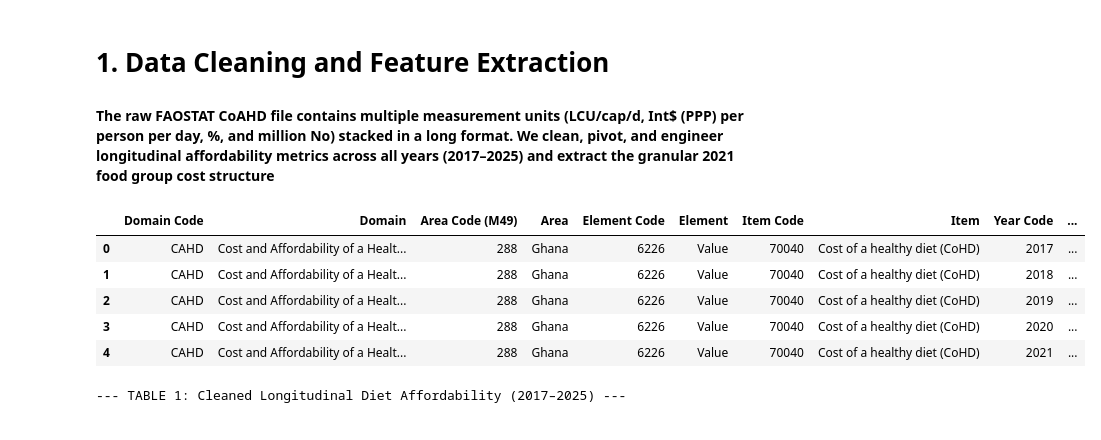
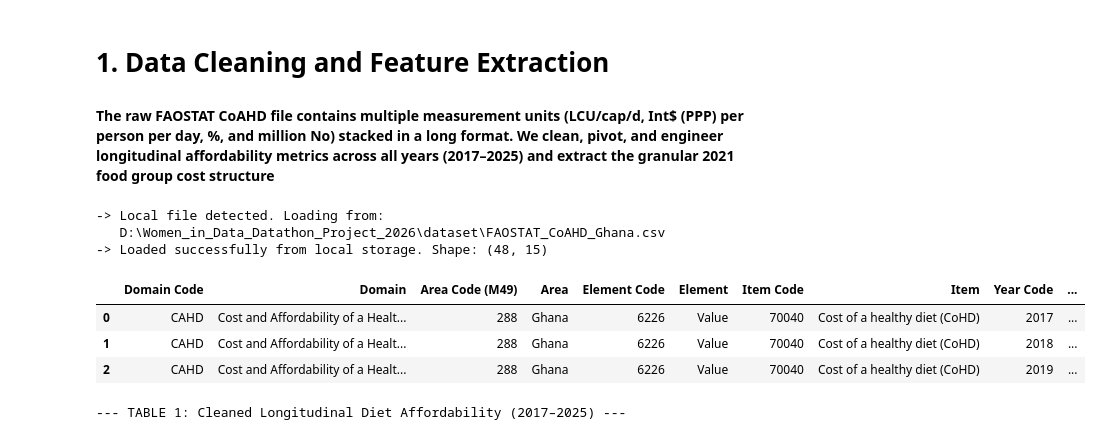
Before and after one commit to Nowshin1077/Women_in_Data_Datathon_Project_2026, a Jupyter notebook: notebooks/nowshin_eda/Nowshin_CoAHD_Ghana.ipynb, the cells around one changed output. Cells and saved outputs as stored; diff of their text form; code cells hidden in the pictures.

```diff
--- a/notebooks/nowshin_eda/Nowshin_CoAHD_Ghana.ipynb
+++ b/notebooks/nowshin_eda/Nowshin_CoAHD_Ghana.ipynb
@@ -15,16 +16,59 @@ FIGURES_DIR = "figures"
 os.makedirs(FIGURES_DIR, exist_ok=True)
 # %%
 # 2. Load Raw CoAHD Dataset
-df_raw = pd.read_csv(r"D:\Plateful_of_Data_Datathon26\Women_in_Data_Datathon_Project_2026\dataset\FAOSTAT_CoAHD_Ghana.csv")
 
-df_raw.head()
+# Define your exact local path and GitHub raw URL
+LOCAL_FB_PATH = (
+    r"D:\Women_in_Data_Datathon_Project_2026\dataset\FAOSTAT_CoAHD_Ghana.csv"
+)
+GITHUB_FB_URL = "https://raw.githubusercontent.com/Nowshin1077/Women_in_Data_Datathon_Project_2026/refs/heads/main/dataset/FAOSTAT_CoAHD_Ghana.csv"
+
+
+def load_food_balances_dataset(
+    local_path: str = LOCAL_FB_PATH, github_url: str = GITHUB_FB_URL
+) -> pd.DataFrame:
+  """Loads the FAOSTAT_CoAHD_Ghana dataset from the local drive if present;
+
+  otherwise streams it directly from GitHub.
+  """
+  # 1. Check local filesystem first
+  if os.path.isfile(local_path):
+    print(f"-> Local file detected. Loading from:\n   {local_path}")
+    df = pd.read_csv(local_path)
+    print(f"-> Loaded successfully from local storage. Shape: {df.shape}")
+    return df
+
+  # 2. Fall back to GitHub raw URL
+  print(
+      f"-> Local file not found at '{local_path}'.\n   Fetching directly from"
+      f" GitHub:\n   {github_url}"
+  )
+  try:
+    df = pd.read_csv(github_url)
+    print(f"-> Loaded successfully from GitHub repository. Shape: {df.shape}")
+    return df
+  except Exception as err:
+    raise FileNotFoundError(
+        f"Failed to load dataset from both local drive and GitHub.\n"
+        f"Local Path checked: {local_path}\n"
+        f"GitHub URL checked: {github_url}\n"
+        f"Error details: {err}"
+    )
+
+
+# Execute the loader
+df_fb = load_food_balances_dataset()
+
+# Quick verification preview
+display(df_fb.head(3))
 # %% [output]
+-> Local file detected. Loading from:
+   D:\Women_in_Data_Datathon_Project_2026\dataset\FAOSTAT_CoAHD_Ghana.csv
+-> Loaded successfully from local storage. Shape: (48, 15)
 |  | Domain Code | Domain | Area Code (M49) | Area | Element Code | Element | Item Code | Item | Year Code | ... |
 | 0 | CAHD | Cost and Affordability of a Healt... | 288 | Ghana | 6226 | Value | 70040 | Cost of a healthy diet (CoHD) | 2017 | ... |
 | 1 | CAHD | Cost and Affordability of a Healt... | 288 | Ghana | 6226 | Value | 70040 | Cost of a healthy diet (CoHD) | 2018 | ... |
 | 2 | CAHD | Cost and Affordability of a Healt... | 288 | Ghana | 6226 | Value | 70040 | Cost of a healthy diet (CoHD) | 2019 | ... |
-| 3 | CAHD | Cost and Affordability of a Healt... | 288 | Ghana | 6226 | Value | 70040 | Cost of a healthy diet (CoHD) | 2020 | ... |
-| 4 | CAHD | Cost and Affordability of a Healt... | 288 | Ghana | 6226 | Value | 70040 | Cost of a healthy diet (CoHD) | 2021 | ... |
 # %%
 # 3. Select Core Attributes & Drop Metadata Noise
 df_core = df_raw[['Year', 'Item', 'Unit', 'Value']].dropna(subset=['Value']).copy()
```
Also changed, not shown: parts of 1 cell of this notebook, 5 other files.
